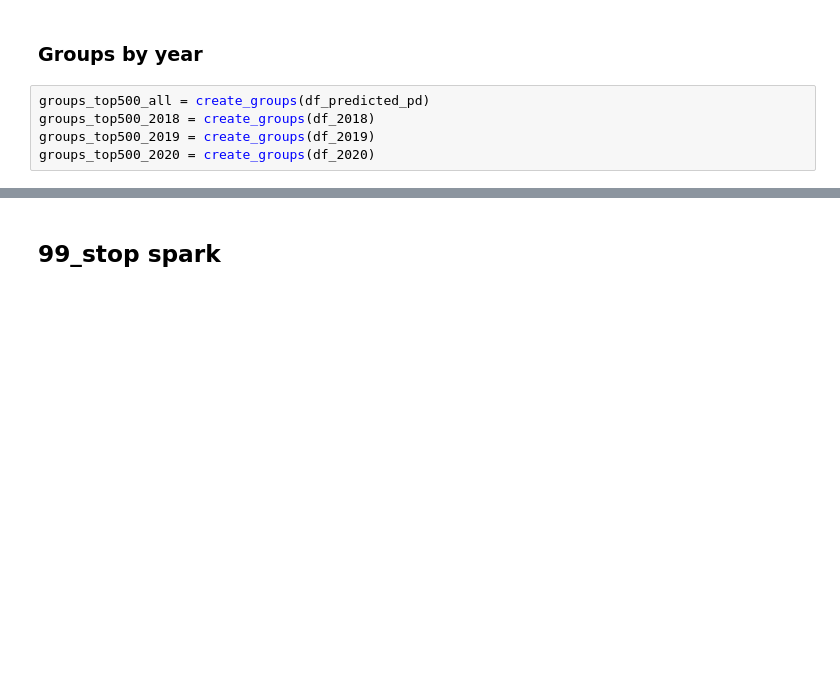
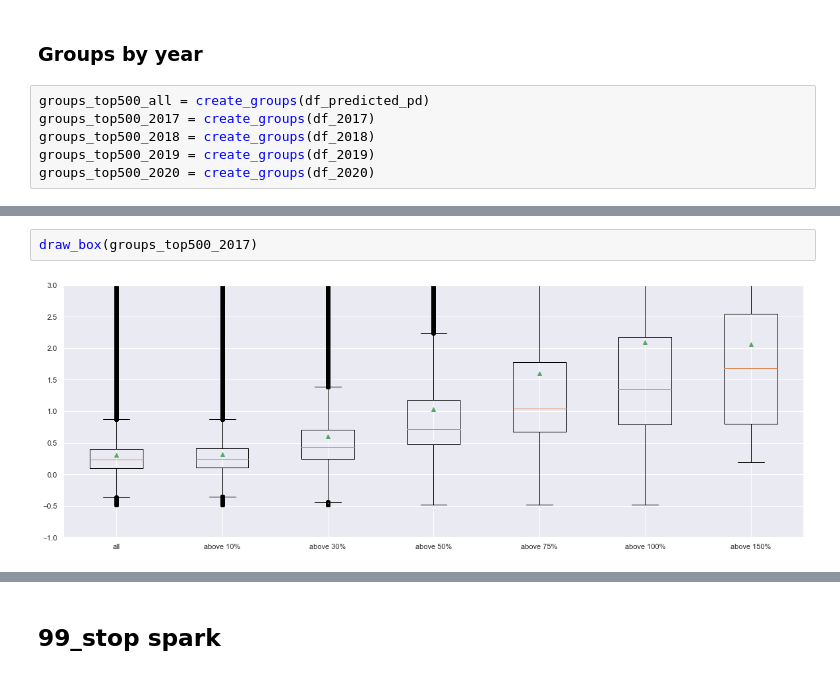
Before and after one commit to HansjoergW/bfh_mt_hs2020_robo_advisor, a Jupyter notebook: 06_prepare_robo_advisor_data.ipynb, the cells around one changed output, grey strips where cells are left out. Drawn from its saved outputs; the diff is of its cells as text; blank space fills up the shorter version.

```diff
--- a/06_prepare_robo_advisor_data.ipynb
+++ b/06_prepare_robo_advisor_data.ipynb
@@ -326,6 +327,7 @@ draw_scatter([df_2017, df_2018, df_2019,df_2020],['2017','2018','2019','2020'])
 ### Groups by year
 # %%
 groups_top500_all = create_groups(df_predicted_pd)
+groups_top500_2017 = create_groups(df_2017)
 groups_top500_2018 = create_groups(df_2018)
 groups_top500_2019 = create_groups(df_2019)
 groups_top500_2020 = create_groups(df_2020)
@@ -336,3 +338,7 @@ draw_box(groups_top500_all)
+# %%
+draw_box(groups_top500_2017)
+# %% [output]
+[figure, added]
 # %%
 draw_box(groups_top500_2018)
 # %% [output]
```
Also changed, not shown: parts of 14 cells of this notebook, 1 other file.
